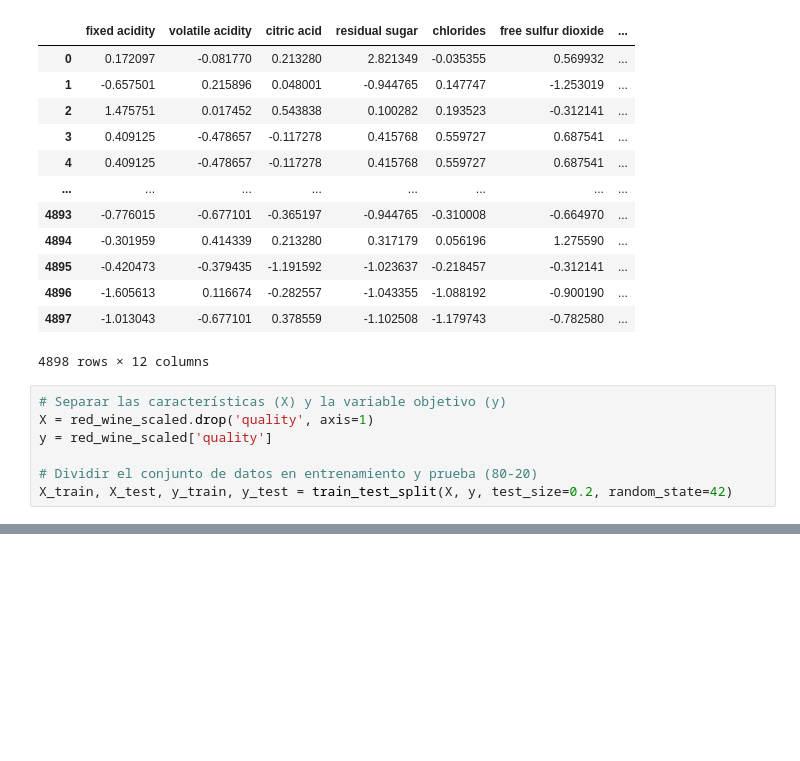
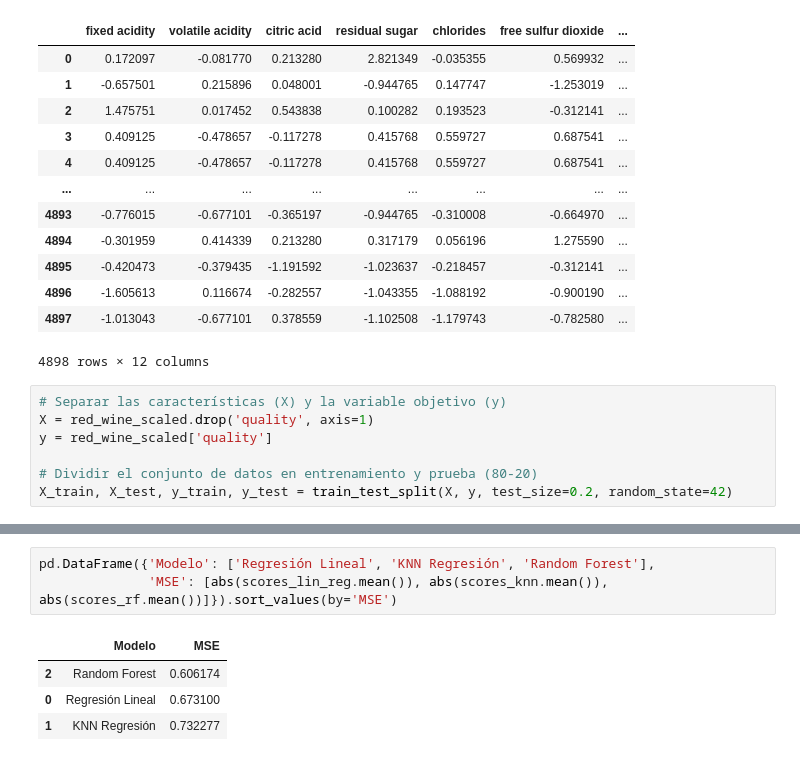
Before and after one commit to Jskenpo/HDT5_Mineria, a Jupyter notebook: HDT5.ipynb, the cells around one changed output, grey strips where cells are left out. Saved outputs shown, nothing was run; the diff lists cells and outputs as text; blank space fills up the shorter version.

```diff
--- a/HDT5.ipynb
+++ b/HDT5.ipynb
@@ -152,0 +182,8 @@ You can try to debug the error by setting error_score='raise'.
+# %%
+pd.DataFrame({'Modelo': ['Regresión Lineal', 'KNN Regresión', 'Random Forest'],
+              'MSE': [abs(scores_lin_reg.mean()), abs(scores_knn.mean()), abs(scores_rf.mean())]}).sort_values(by='MSE')
+# %% [output]
+|  | Modelo | MSE |
+| 2 | Random Forest | 0.606174 |
+| 0 | Regresión Lineal | 0.673100 |
+| 1 | KNN Regresión | 0.732277 |
```
Also changed, not shown: parts of 6 cells of this notebook.
